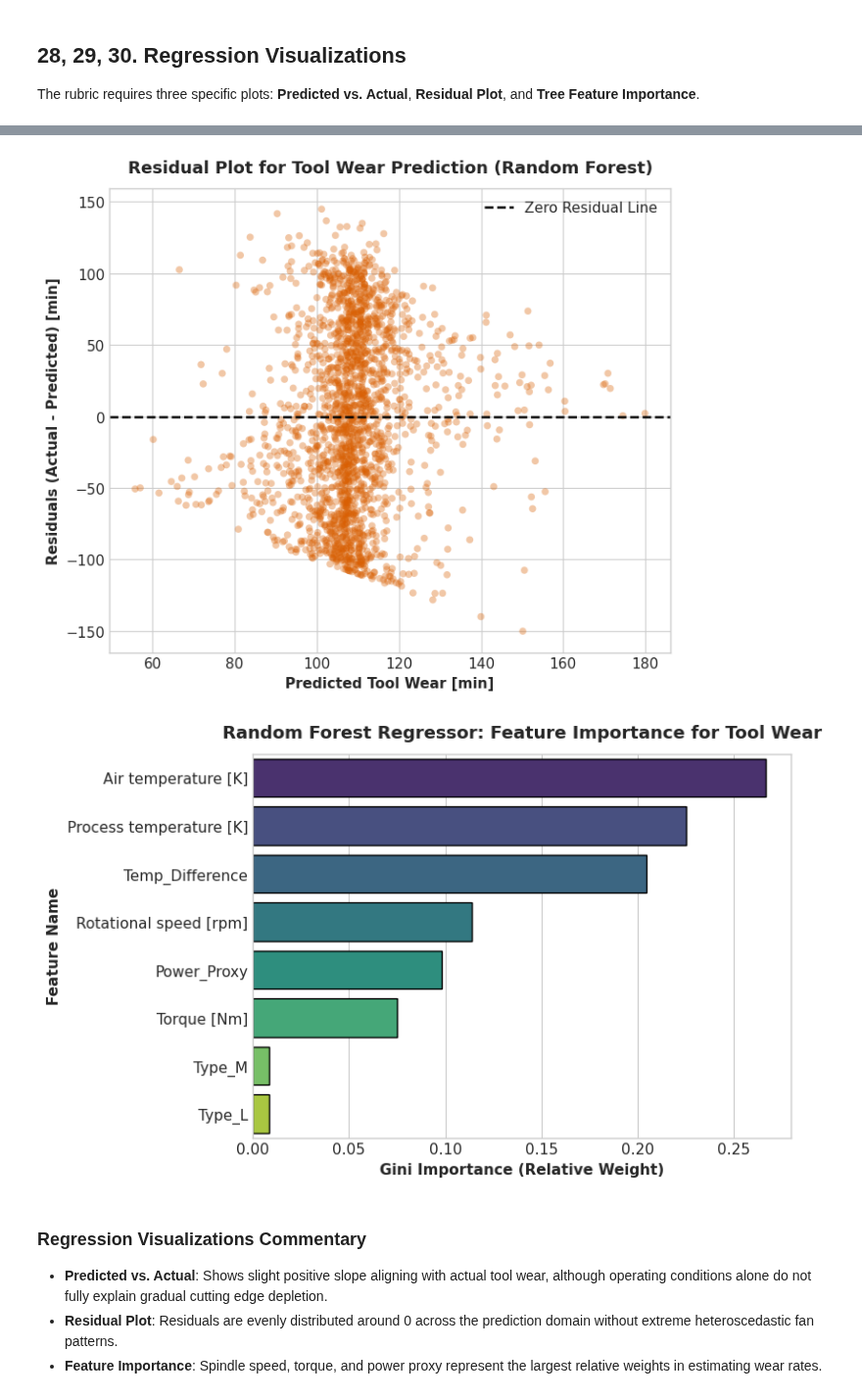
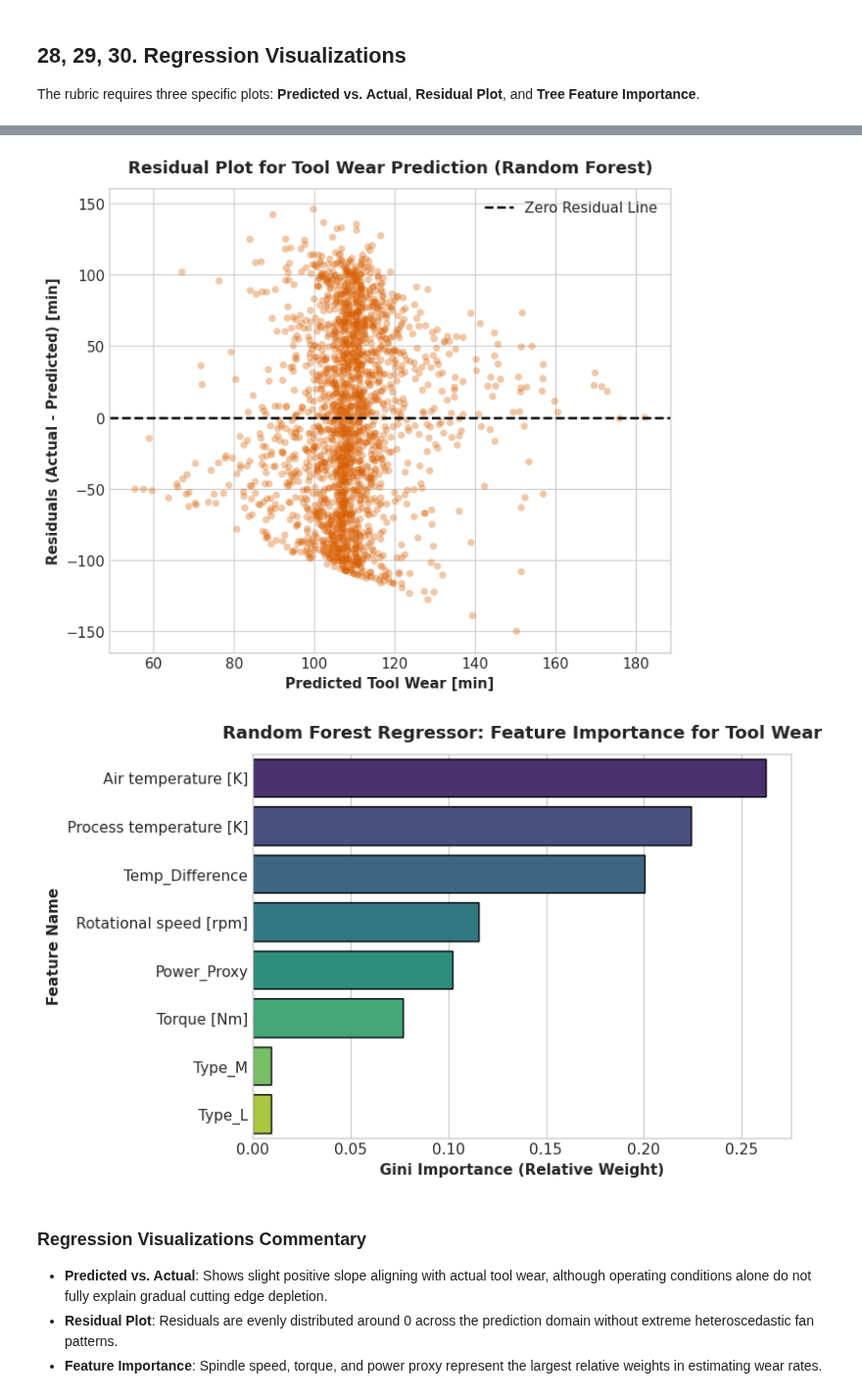
Before and after one commit to NeverCodedL/AI-Industrial-Machine-Failure-Prediction, a Jupyter notebook: notebooks/regression.ipynb, the cells around one changed output, grey strips where cells are left out. Shown at 98% size. Saved outputs shown, nothing was run; the diff lists cells and outputs as text; code cells hidden in the pictures.

```diff
--- a/notebooks/regression.ipynb
+++ b/notebooks/regression.ipynb
@@ -626,22 +630,30 @@ print(df_reg_comparison.to_string(index=True))
 ## 26. Hyperparameter Tuning
 We apply `GridSearchCV` to two models: **Ridge Regression** (regularization strength $\alpha$) and **Random Forest Regressor** (`max_depth`, `min_samples_split`, `n_estimators`).
 # %%
-# Hyperparameter Tuning via GridSearchCV
-# 1. Ridge Tuning
-param_grid_ridge = {'alpha': [0.01, 0.1, 1.0, 10.0, 100.0]}
-grid_ridge = GridSearchCV(Ridge(random_state=42), param_grid_ridge, cv=5, scoring='r2')
-grid_ridge.fit(X_reg_train_trans, y_reg_train)
-pred_ridge_tuned = grid_ridge.predict(X_reg_test_trans)
+# Hyperparameter Tuning via GridSearchCV (Leakage-Free via Pipeline with 5-Fold CV)
+# 1. Ridge Tuning inside Pipeline
+pipe_ridge = Pipeline([
+    ('preprocessor', preprocessor_reg),
+    ('reg', Ridge(random_state=42))
+])
+param_grid_ridge = {'reg__alpha': [0.01, 0.1, 1.0, 10.0, 100.0]}
+grid_ridge = GridSearchCV(pipe_ridge, param_grid_ridge, cv=5, scoring='r2', n_jobs=-1)
+grid_ridge.fit(X_reg_train, y_reg_train)
+pred_ridge_tuned = grid_ridge.predict(X_reg_test)
 
-# 2. Random Forest Tuning
+# 2. Random Forest Tuning inside Pipeline (cv=5 per guidelines)
+pipe_rf = Pipeline([
+    ('preprocessor', preprocessor_reg),
+    ('reg', RandomForestRegressor(random_state=42))
+])
 param_grid_rf = {
-    'n_estimators': [50, 100],
-    'max_depth': [4, 6, 8],
-    'min_samples_split': [2, 5]
+    'reg__n_estimators': [50, 100],
+    'reg__max_depth': [4, 6, 8],
+    'reg__min_samples_split': [2, 5]
 }
-grid_rf = GridSearchCV(RandomForestRegressor(random_state=42), param_grid_rf, cv=3, scoring='r2')
-grid_rf.fit(X_reg_train_trans, y_reg_train)
-pred_rf_tuned = grid_rf.predict(X_reg_test_trans)
+grid_rf = GridSearchCV(pipe_rf, param_grid_rf, cv=5, scoring='r2', n_jobs=-1)
+grid_rf.fit(X_reg_train, y_reg_train)
+pred_rf_tuned = grid_rf.predict(X_reg_test)
 
 # Tuning Summary Table
 tuning_summary = pd.DataFrame([
@@ -744,29 +756,29 @@ plt.tight_layout()
 plt.savefig(os.path.join(FIG_DIR, 'residual_diagnostic_plot.png'), bbox_inches='tight', dpi=150)
 plt.show()
 # %% [output]
-[figure, old version]
+[figure, new version]
 # %%
 # 30. Feature Importance Plot for Tree Regressor
 cat_encoder_reg = preprocessor_reg.named_transformers_['cat']
 cat_feature_names = list(cat_encoder_reg.get_feature_names_out(cat_cols))
 all_reg_feature_names = num_cols_reg + cat_feature_names
 
-rf_best_model = grid_rf.best_estimator_
+rf_best_model = grid_rf.best_estimator_.named_steps['reg']
 importances = rf_best_model.feature_importances_
 sorted_indices = np.argsort(importances)[::-1]
 
 fig, ax = plt.subplots(figsize=(8, 5))
 y_names = [all_reg_feature_names[i] for i in sorted_indices]
 x_vals = [importances[i] for i in sorted_indices]
 sns.barplot(x=x_vals, y=y_names, hue=y_names, palette='viridis', ax=ax, edgecolor='black', legend=False)
 ax.set_title('Random Forest Regressor: Feature Importance for Tool Wear', fontsize=13, fontweight='bold', pad=12)
 ax.set_xlabel('Gini Importance (Relative Weight)', fontsize=11, fontweight='bold')
 ax.set_ylabel('Feature Name', fontsize=11, fontweight='bold')
 plt.tight_layout()
 plt.savefig(os.path.join(FIG_DIR, 'feature_importance_plot.png'), bbox_inches='tight', dpi=150)
 plt.show()
 # %% [output]
-[figure, old version]
+[figure, new version]
 # %% [markdown]
 ### Regression Visualizations Commentary
 - **Predicted vs. Actual**: Shows slight positive slope aligning with actual tool wear, although operating conditions alone do not fully explain gradual cutting edge depletion.
```
Also changed, not shown: parts of 6 cells of this notebook, 3 other files.
